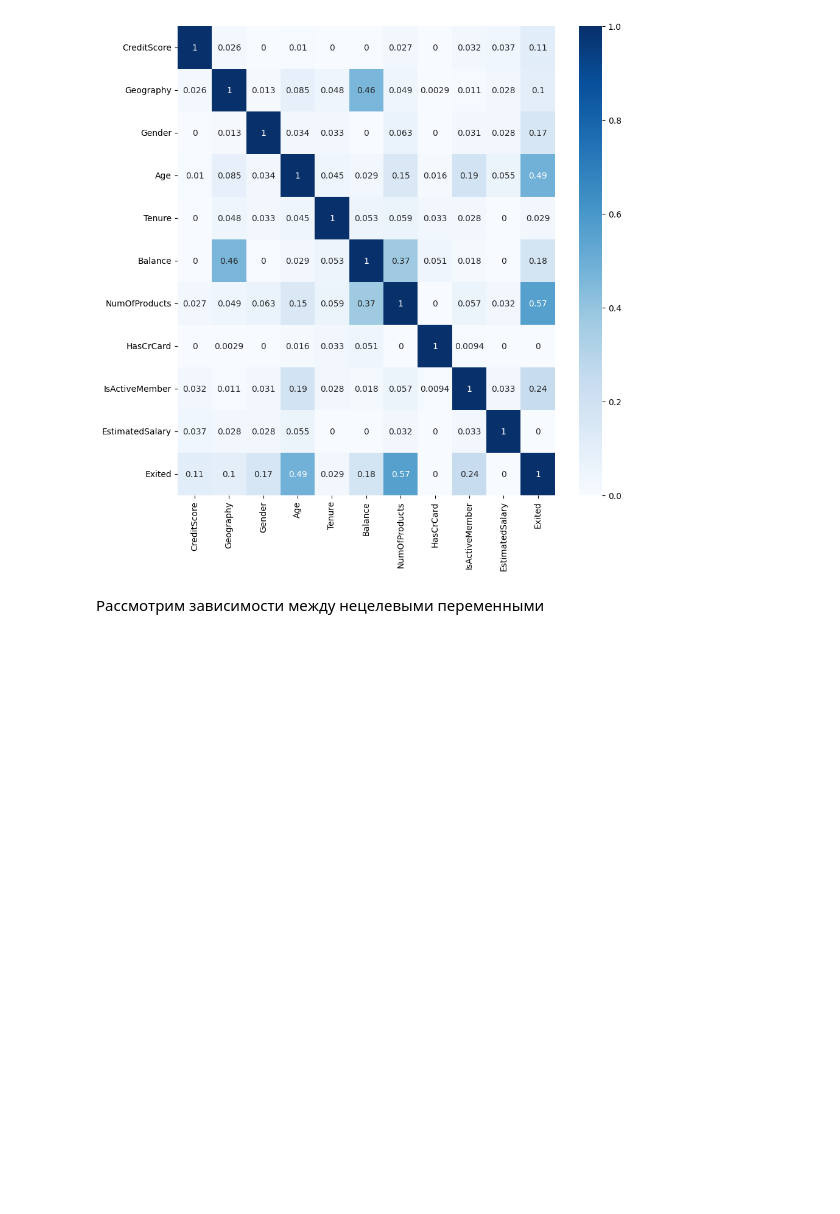
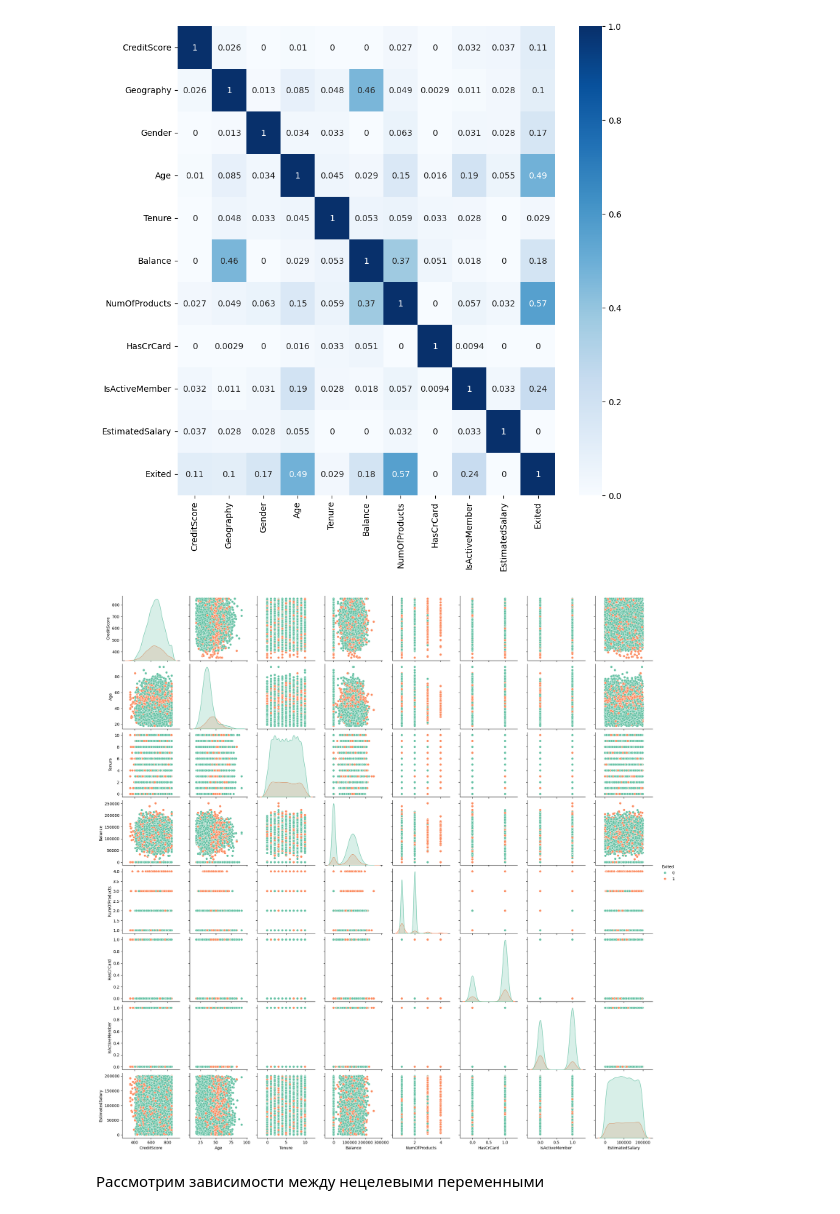
Before and after one commit to iamchris0/ABD_project_25, a Jupyter notebook: EDA.ipynb, the cells around one changed output. Saved outputs shown, nothing was run; the diff lists cells and outputs as text; code cells hidden in the pictures; blank space fills up the shorter version.

```diff
--- a/EDA.ipynb
+++ b/EDA.ipynb
@@ -7,7 +7,7 @@ import matplotlib.pyplot as plt
 # %%
 sns.set_palette("Set2")
 # %%
-df = pd.read_csv('/Users/m.a.n.nikityukgmail.com/Desktop/Projects/ABD_project_25/ABD_project_25/Churn_Modelling.csv')
+df = pd.read_csv('Churn_Modelling.csv')
 # %% [markdown]
 **Таблица:** данные содержат сведения о клиентах банка, целевая переменная представляет собой бинарную переменную, отражающую тот факт, покинул ли клиент банк (закрыл свой счет) или продолжает оставаться клиентом.
 # %% [markdown]
@@ -659,6 +647,10 @@ sns.heatmap(ph, cmap="Blues", annot=True);
 # %% [output]
 interval columns not set, guessing: ['CreditScore', 'Age', 'Tenure', 'Balance', 'NumOfProducts', 'HasCrCard', 'IsActiveMember', 'EstimatedSalary', 'Exited']
 [figure]
+# %%
+sns.pairplot(df[['CreditScore', 'Age', 'Tenure', 'Balance', 'NumOfProducts', 'HasCrCard', 'IsActiveMember', 'EstimatedSalary', 'Exited']], hue='Exited');
+# %% [output]
+[figure, added]
 # %% [markdown]
 Рассмотрим зависимости между нецелевыми переменными
 # %% [markdown]
```
Also changed, not shown: parts of 8 cells of this notebook.
